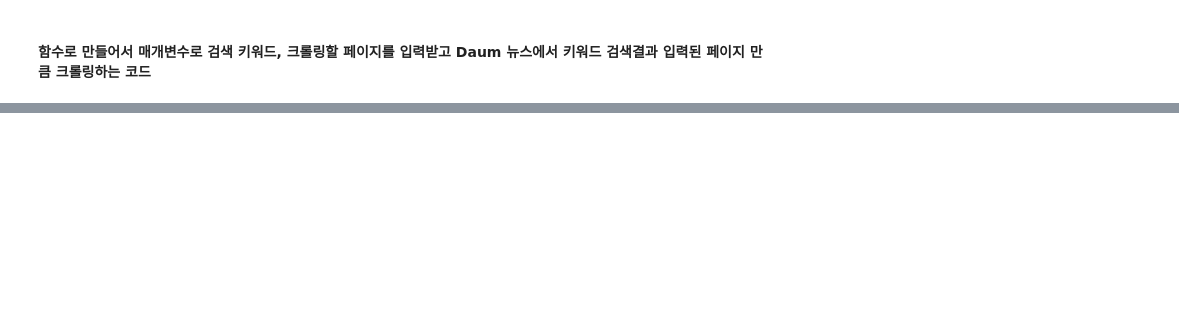
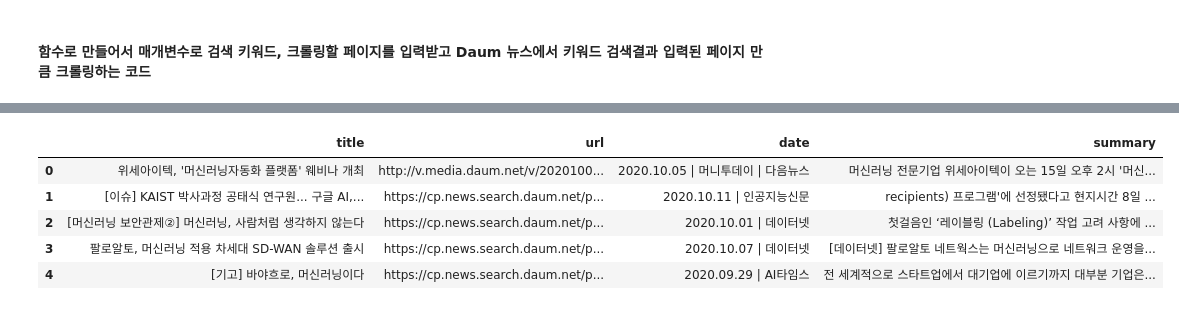
Before and after one commit to 0looo/Bigdata_python, a Jupyter notebook: crawling/daum_news_summary_crawling.ipynb, the cells around one changed output, grey strips where cells are left out. Drawn from its saved outputs; the diff is of its cells as text; code cells hidden in the pictures; blank space fills up the shorter version.

```diff
--- a/crawling/daum_news_summary_crawling.ipynb
+++ b/crawling/daum_news_summary_crawling.ipynb
@@ -113,0 +161,5 @@ URL : {}'''.format(i.text,i['href']))
+# %%
+url = 'https://search.daum.net/search?nil_suggest=btn&w=news&DA=PGD&cluster=y&q=%EC%98%A4%EB%8A%98%EB%8F%84%20%EB%9A%A0%EB%9A%A0&p=2'
+soup = BeautifulSoup(html.text,'html.parser')
+txt = soup.select('a.f_link_b')
+print(txt[0].text)
@@ -170,0 +327,2 @@ URL : http://v.media.daum.net/v/20200923092054509?f=o
+# %%
+title_list, url_list, date_list, summary_list = daum_news_crawling('머신러닝', 10)
@@ -170,0 +347,9 @@ URL : http://v.media.daum.net/v/20200923092054509?f=o
+# %%
+daum_news_dict = {}
+
+daum_news_dict['title'] = title_list
+daum_news_dict['url'] = url_list
+daum_news_dict['date'] = date_list
+daum_news_dict['summary'] = summary_list
+
+daum_news_dict
@@ -170,0 +374,11 @@ URL : http://v.media.daum.net/v/20200923092054509?f=o
+# %%
+import pandas as pd
+df = pd.DataFrame(daum_news_dict)
+df.head()         # 상위 5개 항목 표시
+# %% [output]
+|  | title | url | date | summary |
+| 0 | 위세아이텍, '머신러닝자동화 플랫폼' 웨비나 개최 | http://v.media.daum.net/v/2020100... | 2020.10.05 | 머니투데이 | 다음뉴스 | 머신러닝 전문기업 위세아이텍이 오는 15일 오후 2시 '머신... |
+| 1 | [이슈] KAIST 박사과정 공태식 연구원... 구글 AI,... | https://cp.news.search.daum.net/p... | 2020.10.11 | 인공지능신문 | recipients) 프로그램'에 선정됐다고 현지시간 8일 ... |
+| 2 | [머신러닝 보안관제②] 머신러닝, 사람처럼 생각하지 않는다 | https://cp.news.search.daum.net/p... | 2020.10.01 | 데이터넷 | 첫걸음인 ‘레이블링 (Labeling)’ 작업 고려 사항에 ... |
+| 3 | 팔로알토, 머신러닝 적용 차세대 SD-WAN 솔루션 출시 | https://cp.news.search.daum.net/p... | 2020.10.07 | 데이터넷 | [데이터넷] 팔로알토 네트웍스는 머신러닝으로 네트워크 운영을... |
+| 4 | [기고] 바야흐로, 머신러닝이다 | https://cp.news.search.daum.net/p... | 2020.09.29 | AI타임스 | 전 세계적으로 스타트업에서 대기업에 이르기까지 대부분 기업은... |
```
Also changed, not shown: parts of 24 cells of this notebook, 28 other files.
